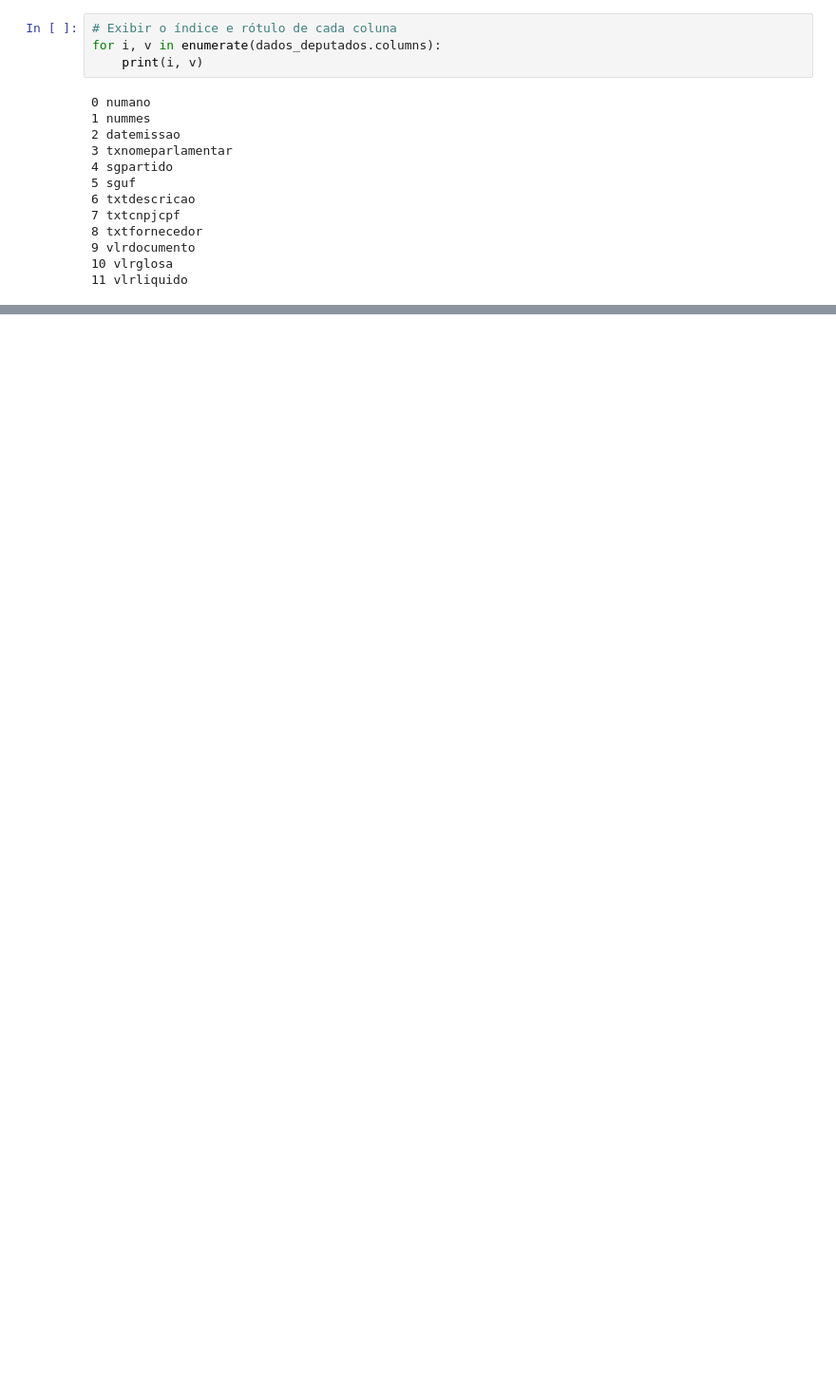
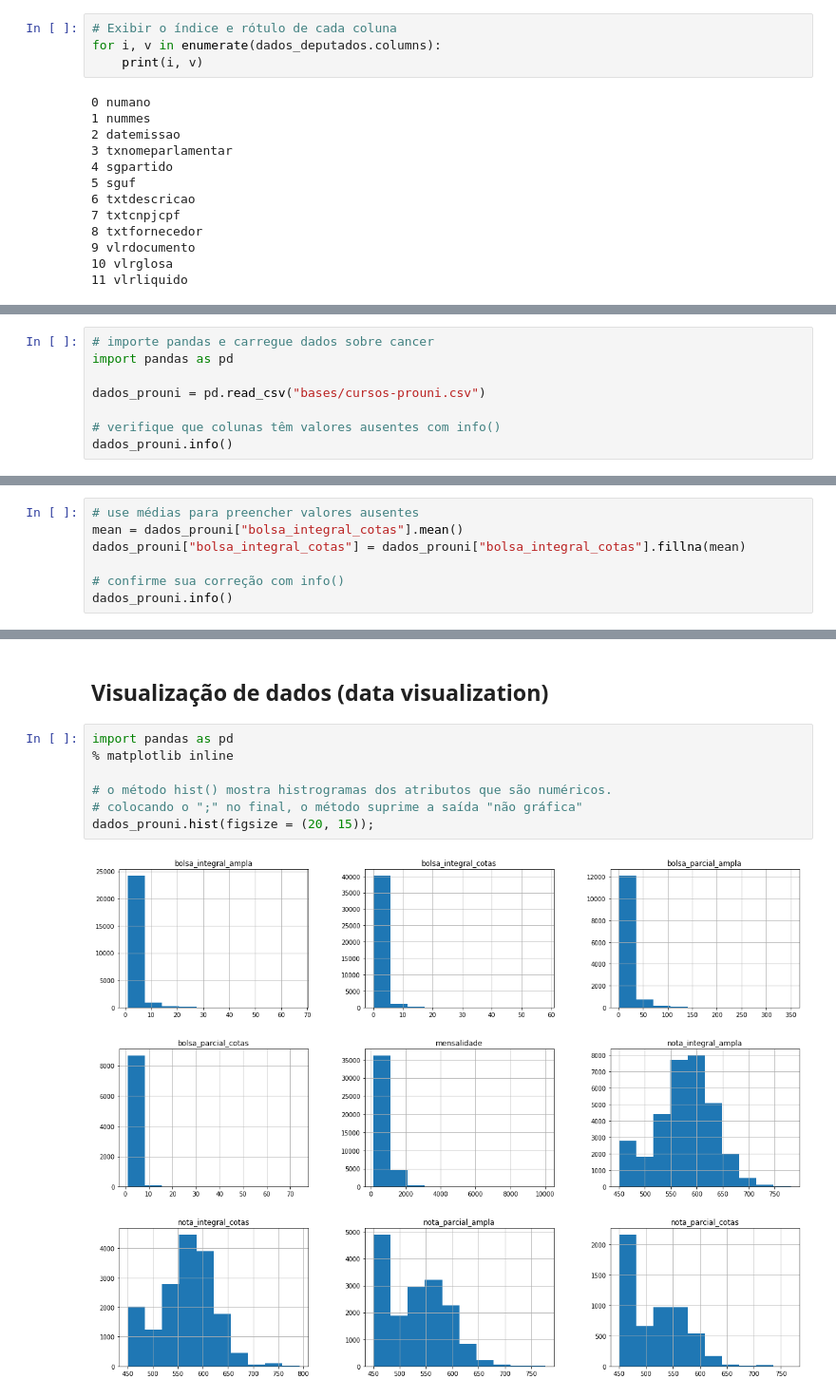
Before and after one commit to guyrux/udacity_fundamentals_of_ai_and_ml, a Jupyter notebook: Parte 02 - Introdução a Python.ipynb, the cells around one changed output, grey strips where cells are left out. Shown at 95% size. Cells and saved outputs as stored; diff of their text form; blank space fills up the shorter version.

Commit message:
Added Data cleaning and data visualization with pandas

```diff
--- a/Parte 02 - Introdução a Python.ipynb
+++ b/Parte 02 - Introdução a Python.ipynb
@@ -236,0 +263,8 @@ for i, v in enumerate(dados_deputados.columns):
+# %%
+# importe pandas e carregue dados sobre cancer
+import pandas as pd
+
+dados_prouni = pd.read_csv("bases/cursos-prouni.csv")
+
+# verifique que colunas têm valores ausentes com info()
+dados_prouni.info()
@@ -236,0 +289,7 @@ for i, v in enumerate(dados_deputados.columns):
+# %%
+# use médias para preencher valores ausentes
+mean = dados_prouni["bolsa_integral_cotas"].mean()
+dados_prouni["bolsa_integral_cotas"] = dados_prouni["bolsa_integral_cotas"].fillna(mean)
+
+# confirme sua correção com info()
+dados_prouni.info()
@@ -236,0 +314,11 @@ for i, v in enumerate(dados_deputados.columns):
+# %% [markdown]
+## Visualização de dados (data visualization)
+# %%
+import pandas as pd
+% matplotlib inline
+
+# o método hist() mostra histrogramas dos atributos que são numéricos.
+# colocando o ";" no final, o método suprime a saída "não gráfica"
+dados_prouni.hist(figsize = (20, 15));
+# %% [output]
+[figure, added]
```
Also changed, not shown: parts of 15 cells of this notebook, 2 other files.
